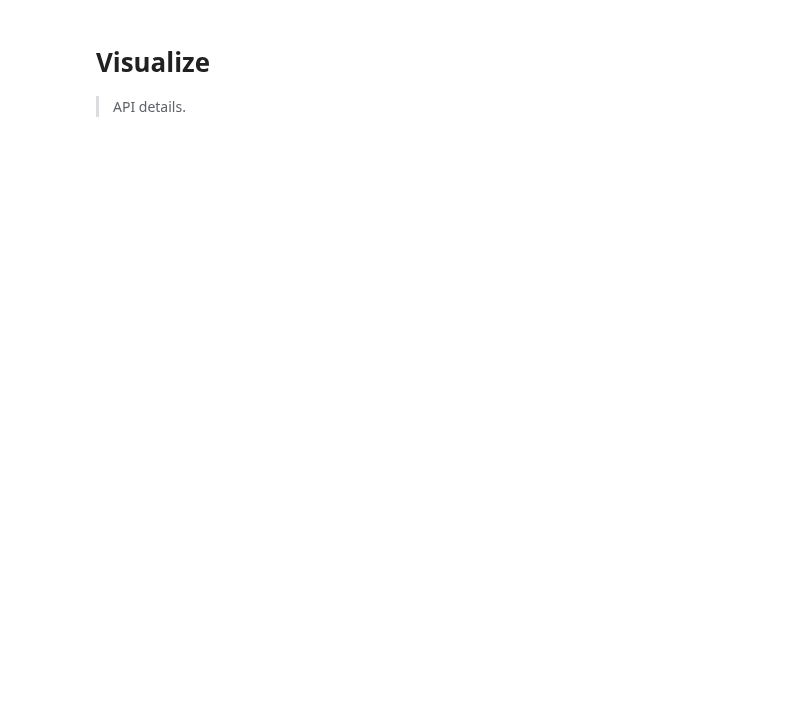
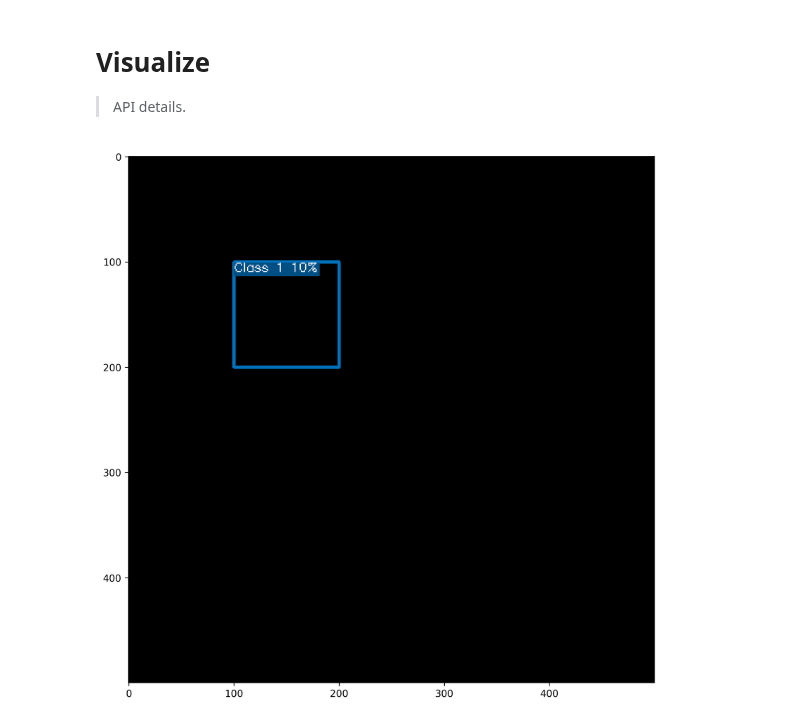
Before and after one commit to anhvth/avcv, a Jupyter notebook: nbs/00_visualize.ipynb, the cells around one changed output. Drawn from its saved outputs; the diff is of its cells as text; code cells hidden in the pictures; blank space fills up the shorter version.

Commit message:
modified:   avcv/_nbdev.py 	modified:   avcv/coco.py 	modified:   avcv/utils.py 	modified:   avcv/visualize.py 	modified:   nbs/00_visualize.ipynb 	modified:   nbs/03_utils.ipynb

```diff
--- a/nbs/00_visualize.ipynb
+++ b/nbs/00_visualize.ipynb
@@ -99,0 +223,13 @@ def tensor2imgs(tensor, mode='bhwc', mean=(123.675, 116.28, 103.53), std= (58.39
+# %%
+img = np.zeros([500, 500,3], 'uint8')
+bboxes = [[100,100, 200, 200]]
+scores = [1]
+cls_ids = [0]
+# class_names = ['test']
+texts = ['Class 1 10%']
+
+vis = bbox_visualize(img, bboxes, scores,cls_ids, texts=texts)
+# %%
+show(vis)
+# %% [output]
+[figure, added]
```
Also changed, not shown: parts of 2 cells of this notebook, 5 other files.
